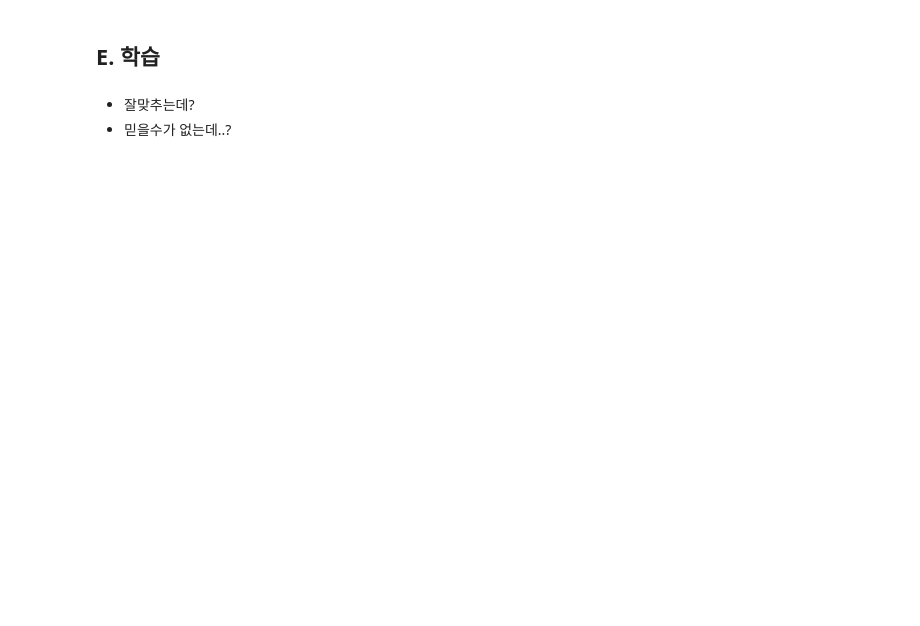
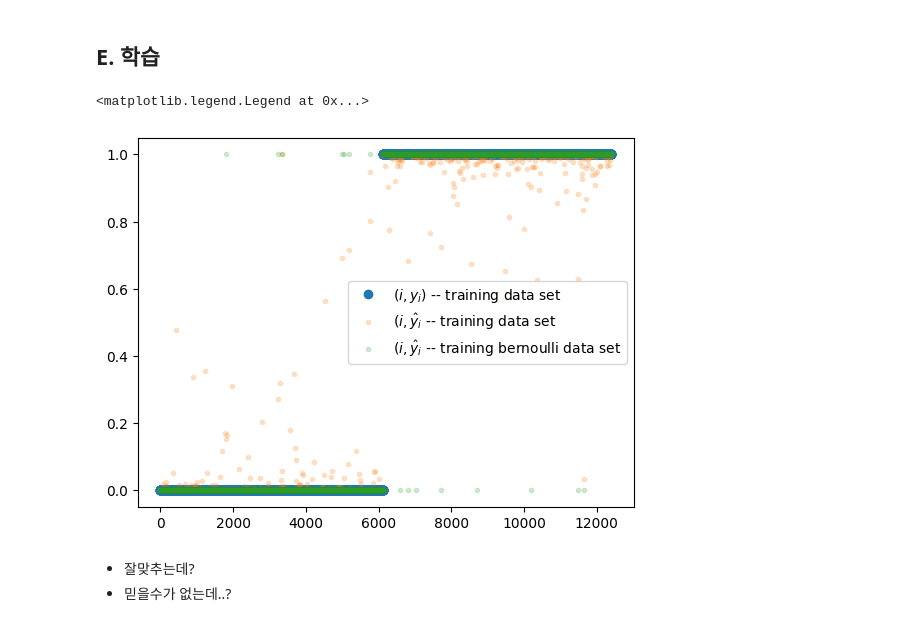
Before and after one commit to KimDoYoung1997/DL2024, a Jupyter notebook: posts/04wk-1.ipynb, the cells around one changed output. Cells and saved outputs as stored; diff of their text form; code cells hidden in the pictures; blank space fills up the shorter version.

```diff
--- a/posts/04wk-1.ipynb
+++ b/posts/04wk-1.ipynb
@@ -734,7 +868,12 @@ for epoc in range(200):
 # %%
 plt.plot(y,'o',label=r"$(i,y_i)$ -- training data set")
 plt.plot(net(X).data,'.',alpha=0.2, label=r"$(i,\hat{y}_i$ -- training data set")
+plt.plot(torch.bernoulli(net(X)).data,'.',alpha=0.2, label=r"$(i,\hat{y}_i$ -- training bernoulli data set")
+
 plt.legend()
+# %% [output]
+<matplotlib.legend.Legend at 0x...>
+[figure, added]
 # %% [markdown]
 - 잘맞추는데?
 - 믿을수가 없는데..?
```
Also changed, not shown: parts of 27 cells of this notebook.
